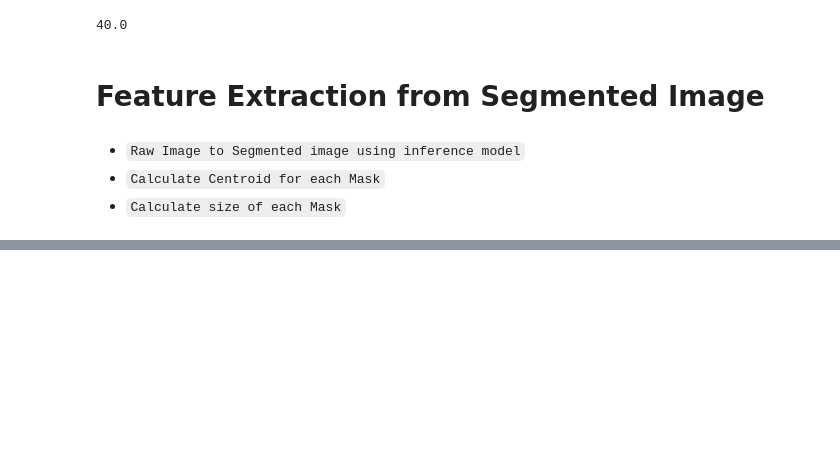
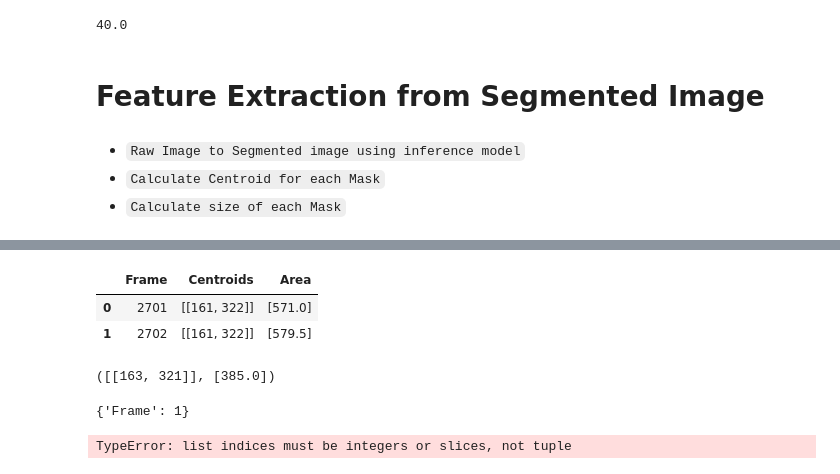
Before and after one commit to muthuganeshece/CVProjects, a Jupyter notebook: SodiumDisposal/Notebook/YOLOv8_Inference.ipynb, the cells around one changed output, grey strips where cells are left out. Cells and saved outputs as stored; diff of their text form; code cells hidden in the pictures; blank space fills up the shorter version.

```diff
--- a/SodiumDisposal/Notebook/YOLOv8_Inference.ipynb
+++ b/SodiumDisposal/Notebook/YOLOv8_Inference.ipynb
@@ -210,0 +266,7 @@ results = ov_model("https://ultralytics.com/images/bus.jpg")
+# %%
+Directory = r"F:\Work\SOCAAutomation\Dataset\NA_DISOPSAL_SOCA_2024\09072024"
+VideoFile = "AXIS 213 - 10.1.5.173 2024-07-09_11_30_00_000.asf"
+width = height = 640
+conf = 0.5
+iou = 0.7
+dur = [[3,0], [3,45]] #[mins,secs]
@@ -210,0 +275,29 @@ results = ov_model("https://ultralytics.com/images/bus.jpg")
+# %%
+startFrame = (dur[0][0] * 60 + dur[0][1] ) * 15
+endFrame = (dur[1][0] * 60 + dur[1][1] ) * 15
+model = YOLO('best.pt')
+# %%
+count_frame = 0
+Frame_list = []
+Centroid_list = []
+Area_list = []
+video = cv.VideoCapture(Directory + "/" + VideoFile)
+while True:
+    ret, frame = video.read()
+    if ret:
+        count_frame += 1
+        if count_frame > startFrame and count_frame < endFrame:
+            print("Inferencing Frame " + str(count_frame) + "...")
+            Frame_list.append(count_frame)
+            results = InferenceImage(frame, model, width, height, conf, iou)
+            if results[0].masks is not None:
+                print("Mask identified for the frame...")
+                mask_img = np.any(np.array(results[0].masks[:].data), axis=0)
+                Centroids, Area = findCentroid(mask_img)
+                Centroid_list.append(Centroids)
+                Area_list.append(Area)
+    else:
+        print("Error loading video")
+        break
+df_feature = pd.DataFrame({'Frame': Frame_list, 'Centroids': Centroid_list, 'Area': Area_list})
+video.release()
@@ -210,0 +314,10 @@ results = ov_model("https://ultralytics.com/images/bus.jpg")
+# %%
+df_feature
+# %% [output]
+|  | Frame | Centroids | Area |
+| 0 | 2701 | [[161, 322]] | [571.0] |
+| 1 | 2702 | [[161, 322]] | [579.5] |
+# %%
+Centroids, Area
+# %% [output]
+([[163, 321]], [385.0])
@@ -210,0 +338,4 @@ results = ov_model("https://ultralytics.com/images/bus.jpg")
+# %%
+print(d)
+# %% [output]
+{'Frame': 1}
@@ -210,0 +344,4 @@ results = ov_model("https://ultralytics.com/images/bus.jpg")
+# %%
+a[:, 1]
+# %% [output]
+TypeError: list indices must be integers or slices, not tuple
```
Also changed, not shown: parts of 14 cells of this notebook.
